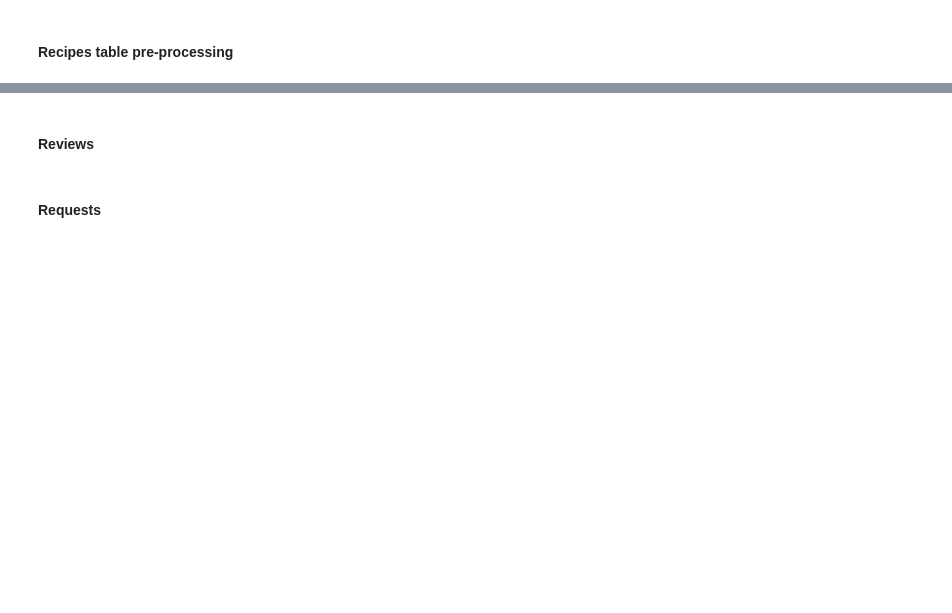
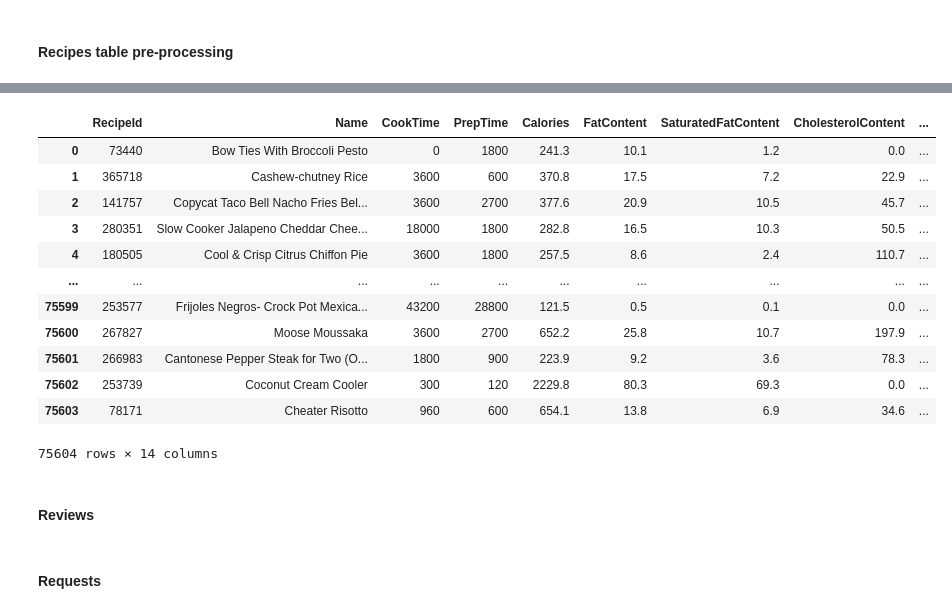
Before and after one commit to lauracorssac/AC-Harpy-Eagle, a Jupyter notebook: CRISPDM notebook.ipynb, the cells around one changed output, grey strips where cells are left out. Cells and saved outputs as stored; diff of their text form; code cells hidden in the pictures; blank space fills up the shorter version.

Commit message:
removed unused columns, added "isVegetarian" column, removed some unnecessary code

```diff
--- a/CRISPDM notebook.ipynb
+++ b/CRISPDM notebook.ipynb
@@ -136,23 +97,0 @@ memory usage: 9.9+ MB
-# %%
-# Investigate null values for Servings and Yield.
-# Too many null values
-recipes["RecipeServingsValue"] = np.where(recipes["RecipeServings"].isna(), 0, 1)
-recipes["RecipeYieldValue"] = np.where(recipes["RecipeYield"].isna(), 0, 1)
-print(recipes.groupby(["RecipeServingsValue", "RecipeYieldValue"])['RecipeId'].count())
-
-# investigate null values for ingredients
-# the maority contains both values - discard the ones that have null is an option
-# are we gonna use both columns?
-recipes["IngredientPartsEmpty"] = recipes["IngredientParts"].apply(lambda x: x == [])
-recipes["IngredientQuantitiesEmpty"] = recipes["IngredientQuantities"].apply(lambda x: x == [])
-print(recipes.groupby(["IngredientPartsEmpty", "IngredientQuantitiesEmpty"])['RecipeId'].count())
-#print(recipes.groupby(["IngredientPartsValue", "RecipeServingsValue"])['RecipeId'].count())
-
-
-# investigate amounts of ingredient parts that don't match the amount of ingredients
-# too many unmatching ingredient parts with quantities.. uff.
-recipes["IngredientPartsLen"] = recipes["IngredientParts"].apply(len)
-recipes["IngredientQuantitiesLen"] = recipes["IngredientQuantities"].apply(len)
-recipes["ingredientsDiff"] = recipes["IngredientPartsLen"] - recipes["IngredientQuantitiesLen"]
-print("number of corrupted ingredient list", len(recipes[recipes["ingredientsDiff"] != 0]))
-recipes[recipes["ingredientsDiff"] != 0][["RecipeId", "IngredientParts", "IngredientQuantities", "IngredientQuantitiesLen", "IngredientPartsLen"]]
@@ -186,3 +98,34 @@ number of corrupted ingredient list 56479
+# %%
+# Add column to know if recipe is veggie
+def isVegetarian(ingredients):
+    meat_derivates = ["pork", "beef", "meat", "fish", "tuna", "chicken", "squid", "schrimp", "trout", "mussels",
+                      "fillet", "lamb", "scallops", "sardine", "salmon", "lobster", "steak"]
+    for ingredient in ingredients:
+        if any(word in ingredient.lower() for word in meat_derivates):
+            return False
+    return True
+recipes["isVegetarian"] = recipes["RecipeIngredientParts"].apply(lambda x: isVegetarian(x))
+
+# Create another table "recipe extra info" columns category, ingredient quatities, parts
+selected_columns = ['RecipeCategory', 'RecipeIngredientQuantities', 'RecipeIngredientParts', 'RecipeServings', 'RecipeYield']
+recipe_extra_info = recipes[selected_columns]
+recipes = recipes.drop(columns=selected_columns)
+
+recipes
+# %% [output]
+|  | RecipeId | Name | CookTime | PrepTime | Calories | FatContent | SaturatedFatContent | CholesterolContent | ... |
+| 0 | 73440 | Bow Ties With Broccoli Pesto | 0 | 1800 | 241.3 | 10.1 | 1.2 | 0.0 | ... |
+| 1 | 365718 | Cashew-chutney Rice | 3600 | 600 | 370.8 | 17.5 | 7.2 | 22.9 | ... |
+| 2 | 141757 | Copycat Taco Bell Nacho Fries Bel... | 3600 | 2700 | 377.6 | 20.9 | 10.5 | 45.7 | ... |
+| 3 | 280351 | Slow Cooker Jalapeno Cheddar Chee... | 18000 | 1800 | 282.8 | 16.5 | 10.3 | 50.5 | ... |
+| 4 | 180505 | Cool & Crisp Citrus Chiffon Pie | 3600 | 1800 | 257.5 | 8.6 | 2.4 | 110.7 | ... |
+| ... | ... | ... | ... | ... | ... | ... | ... | ... | ... |
+| 75599 | 253577 | Frijoles Negros- Crock Pot Mexica... | 43200 | 28800 | 121.5 | 0.5 | 0.1 | 0.0 | ... |
+| 75600 | 267827 | Moose Moussaka | 3600 | 2700 | 652.2 | 25.8 | 10.7 | 197.9 | ... |
+| 75601 | 266983 | Cantonese Pepper Steak for Two (O... | 1800 | 900 | 223.9 | 9.2 | 3.6 | 78.3 | ... |
+| 75602 | 253739 | Coconut Cream Cooler | 300 | 120 | 2229.8 | 80.3 | 69.3 | 0.0 | ... |
+| 75603 | 78171 | Cheater Risotto | 960 | 600 | 654.1 | 13.8 | 6.9 | 34.6 | ... |
+75604 rows × 14 columns
 # %% [markdown]
 #### Reviews
 # %%
```
Also changed, not shown: parts of 6 cells of this notebook.
